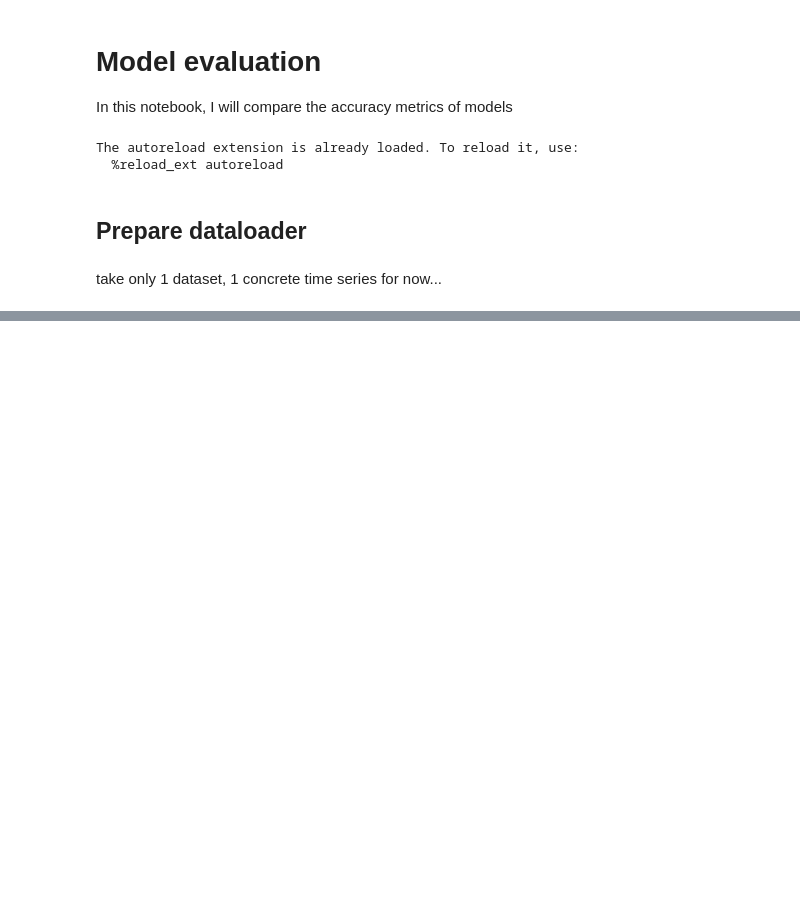
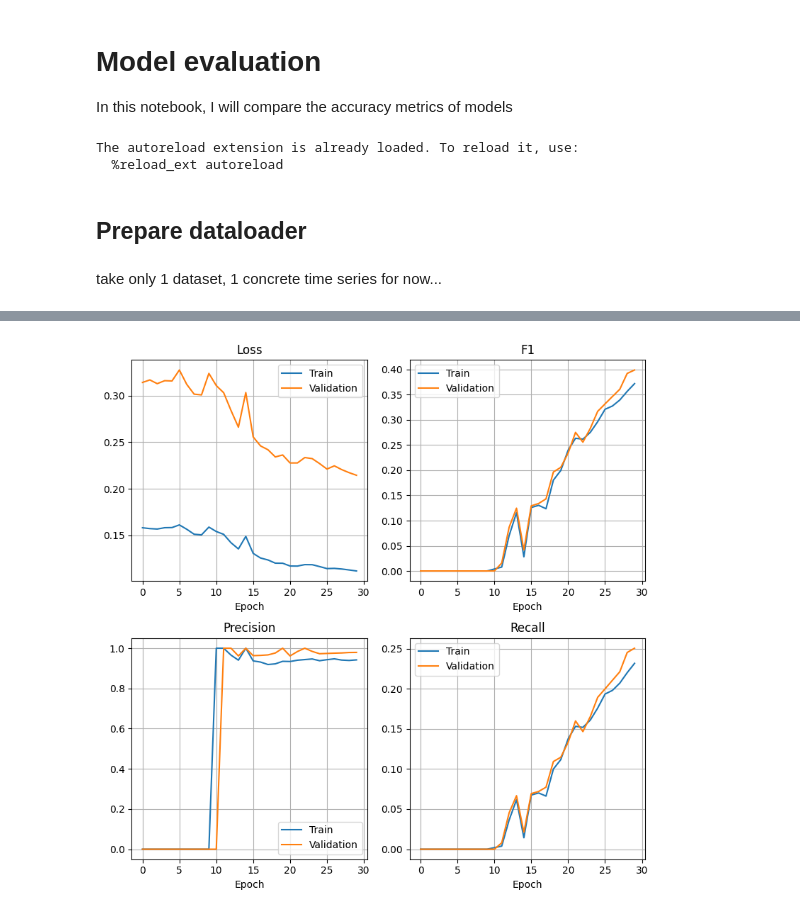
Before and after one commit to thxi/icl_thesis, a Jupyter notebook: notebooks/model_evaluation.ipynb, the cells around one changed output, grey strips where cells are left out. Saved outputs shown, nothing was run; the diff lists cells and outputs as text; code cells hidden in the pictures; blank space fills up the shorter version.

```diff
--- a/notebooks/model_evaluation.ipynb
+++ b/notebooks/model_evaluation.ipynb
@@ -239,0 +281,14 @@ fig.tight_layout();
+# %%
+seed_init_fn(1)
+
+# TODO: sampling might be useful for some datasets
+# sampler = torch.utils.data.sampler.WeightedRandomSampler(weights, len(weights))
+# tr_dl = DataLoader(tr_dataset, batch_size=batch_size, shuffle=False, sampler=sampler)
+
+tr_dl = DataLoader(tr_dataset, batch_size=batch_size, shuffle=False)
+va_dl = DataLoader(va_dataset, batch_size=batch_size, shuffle=True)
+# %%
+model = LinearTransformer(input_dim=input_dim, num_heads=num_heads, embed_dim=embed_dim)
+# %%
+loss_fn = nn.BCELoss()
+optimizer = torch.optim.Adam(model.parameters(), lr=learning_rate)
@@ -239,0 +325,30 @@ fig.tight_layout();
+# %%
+fig, axs = plt.subplots(2, 2, figsize=(8, 8))
+
+plt.sca(axs[0, 0])
+plt.plot(res_dict["tr_metrics"]["loss"], label="Train")
+plt.plot(res_dict["va_metrics"]["loss"], label="Validation")
+plt.title("Loss")
+plt.xlabel("Epoch")
+plt.legend()
+plt.sca(axs[0, 1])
+plt.plot(res_dict["tr_metrics"]["f1"], label="Train")
+plt.plot(res_dict["va_metrics"]["f1"], label="Validation")
+plt.title("F1")
+plt.xlabel("Epoch")
+plt.legend()
+plt.sca(axs[1, 0])
+plt.plot(res_dict["tr_metrics"]["precision"], label="Train")
+plt.plot(res_dict["va_metrics"]["precision"], label="Validation")
+plt.title("Precision")
+plt.xlabel("Epoch")
+plt.legend()
+plt.sca(axs[1, 1])
+plt.plot(res_dict["tr_metrics"]["recall"], label="Train")
+plt.plot(res_dict["va_metrics"]["recall"], label="Validation")
+plt.title("Recall")
+plt.xlabel("Epoch")
+plt.legend()
+fig.tight_layout();
+# %% [output]
+[figure, added]
```
Also changed, not shown: parts of 14 cells of this notebook, 4 other files.
